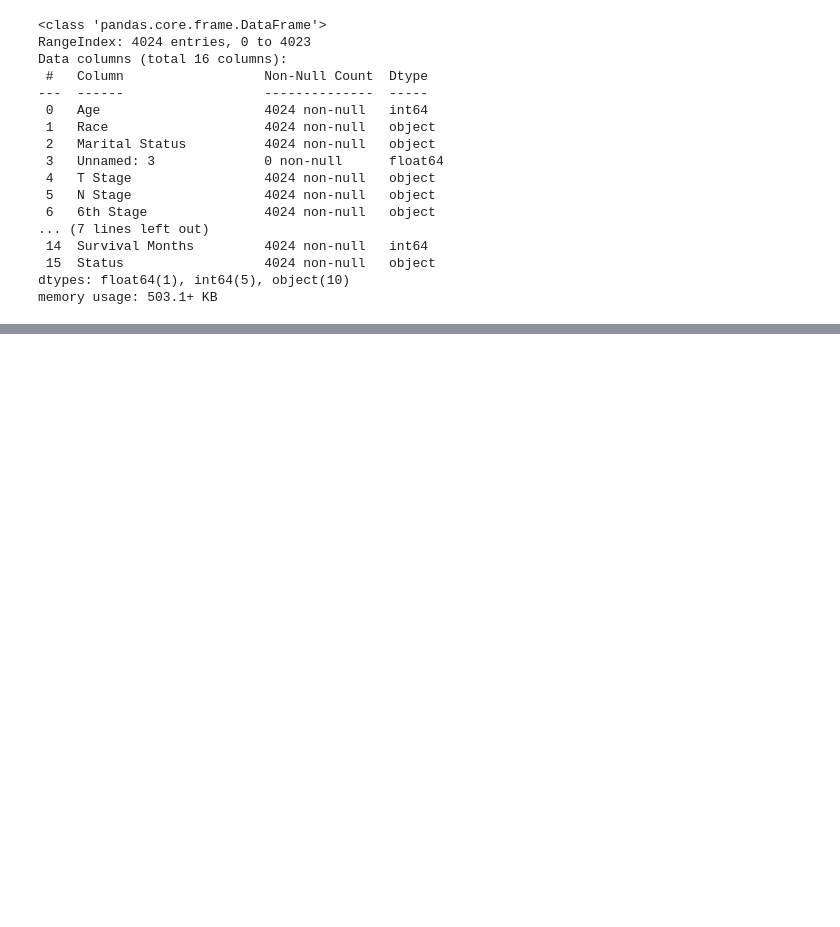
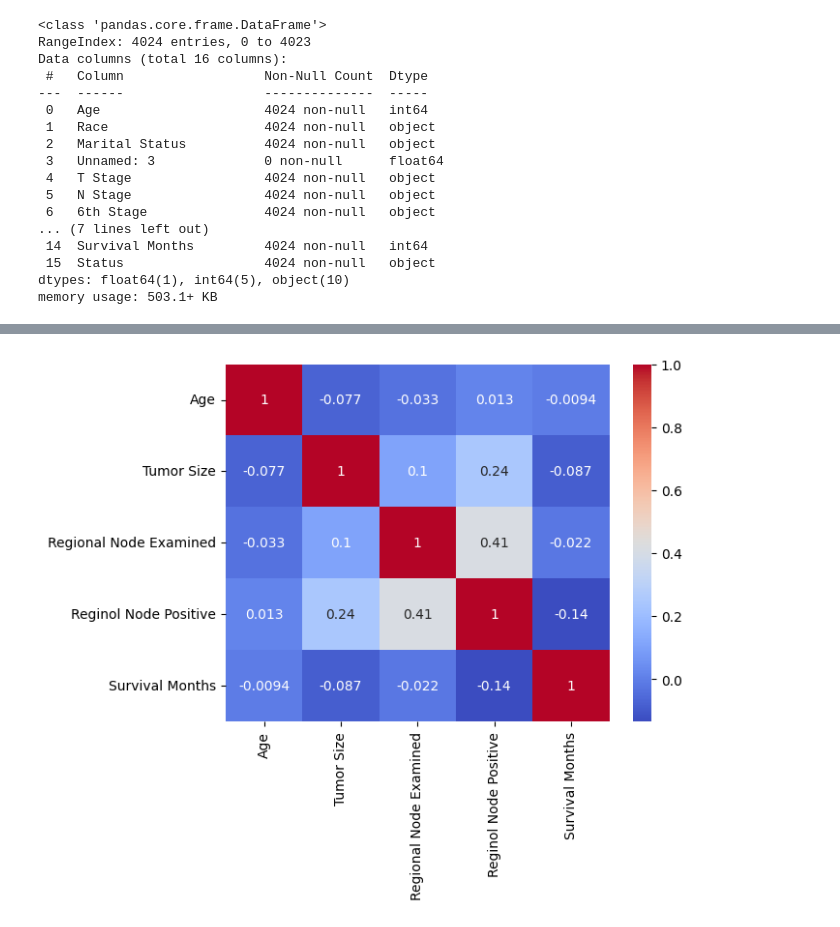
Before and after one commit to arun-ekambaram/Cancer-Patient-Survival-Prediction-Using-RWD, a Jupyter notebook: experiment.ipynb, the cells around one changed output, grey strips where cells are left out. Saved outputs shown, nothing was run; the diff lists cells and outputs as text; code cells hidden in the pictures; blank space fills up the shorter version.

```diff
--- a/experiment.ipynb
+++ b/experiment.ipynb
@@ -39,0 +134,9 @@ memory usage: 503.1+ KB
+# %%
+# Calculate the correlation matrix, ignoring non-numeric columns
+corr_matrix = data.corr(numeric_only=True)
+
+# Create the heatmap
+sns.heatmap(corr_matrix, annot=True, cmap='coolwarm')
+plt.show()
+# %% [output]
+[figure, added]
```
Also changed, not shown: parts of 15 cells of this notebook.
